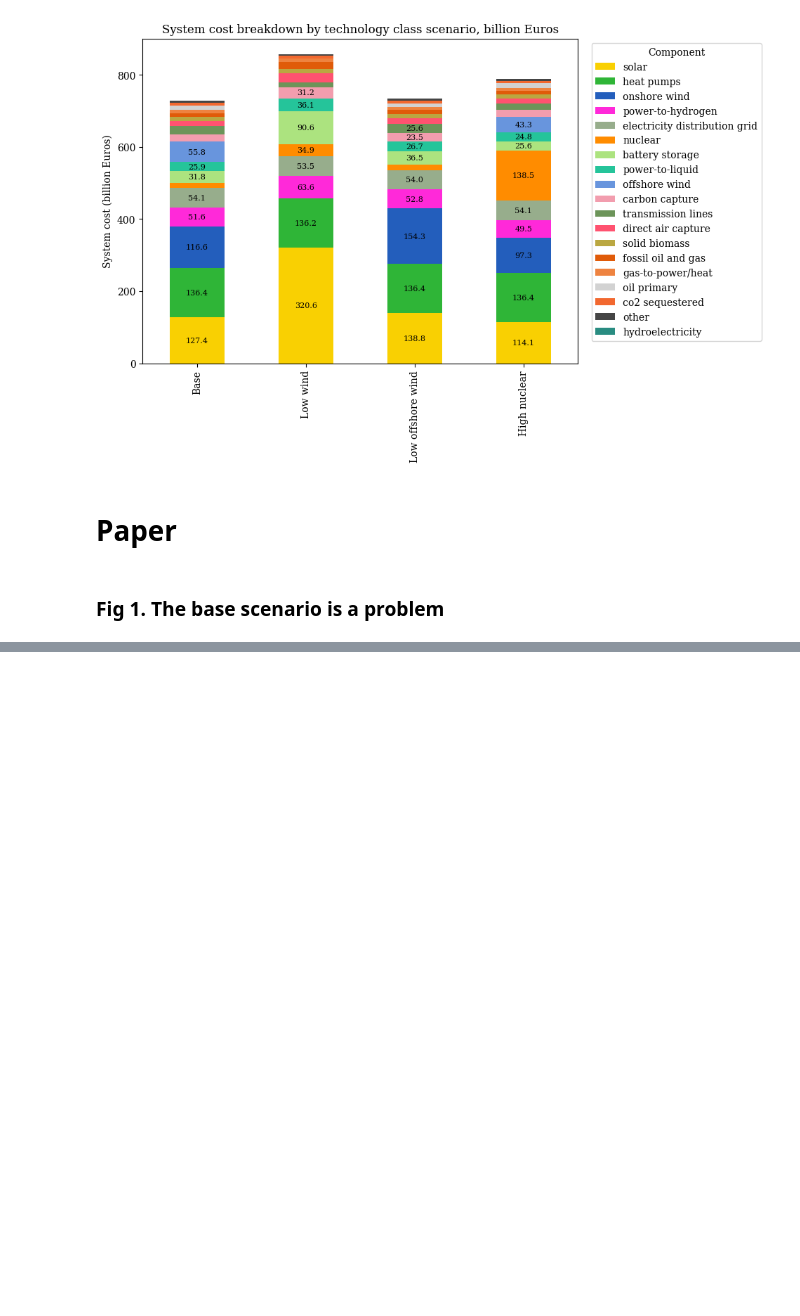
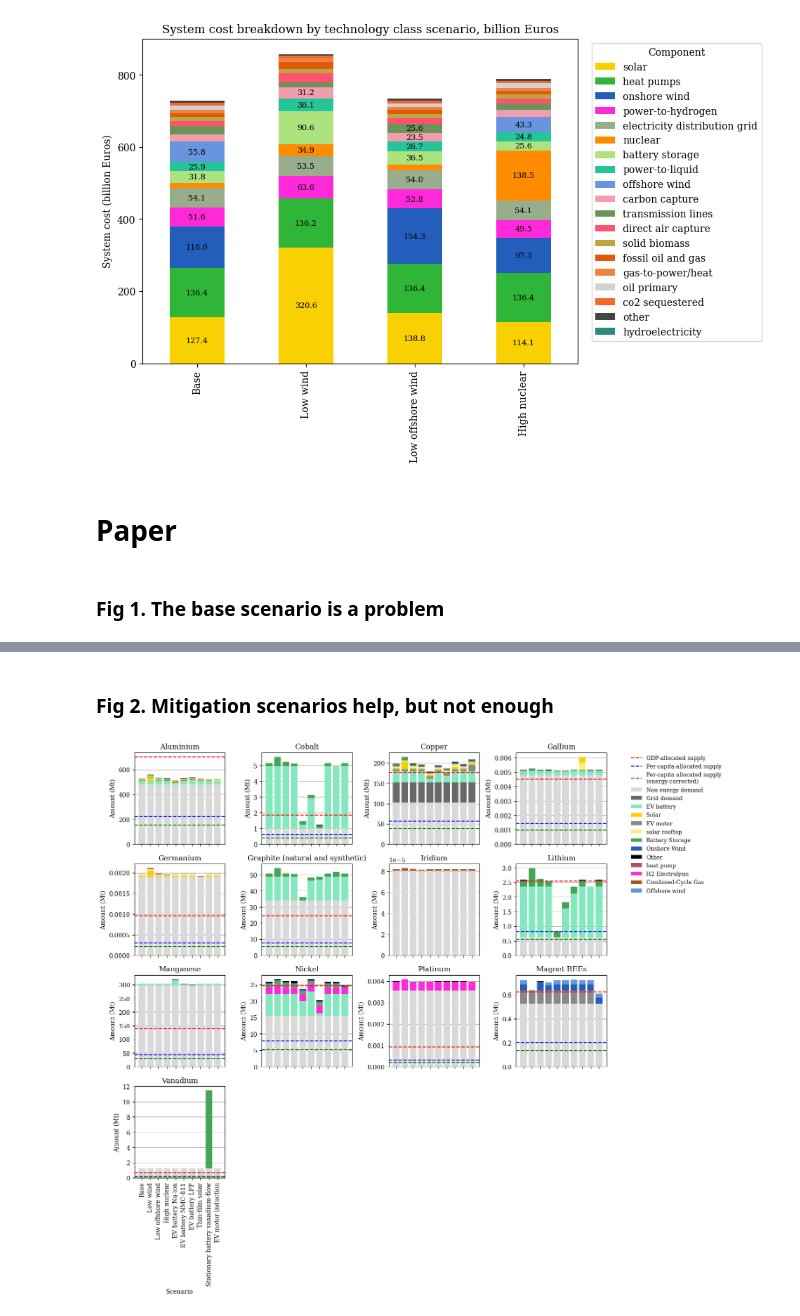
Before and after one commit to ayshaC/pypsa-eur, a Jupyter notebook: analysis/mineral_analysis.ipynb, the cells around one changed output, grey strips where cells are left out. Cells and saved outputs as stored; diff of their text form; code cells hidden in the pictures; blank space fills up the shorter version.

```diff
--- a/analysis/mineral_analysis.ipynb
+++ b/analysis/mineral_analysis.ipynb
@@ -1601,0 +1604,11 @@ plot_mineral_supply_demand(
+# %% [markdown]
+### Fig 2. Mitigation scenarios help, but not enough
+# %%
+plot_mineral_scenario_comparison(
+    demand_df,
+    supply_df,
+    ncols=4,
+    figwidth=18
+)
+# %% [output]
+[figure, added]
```
Also changed, not shown: parts of 4 cells of this notebook, 1 other file.
